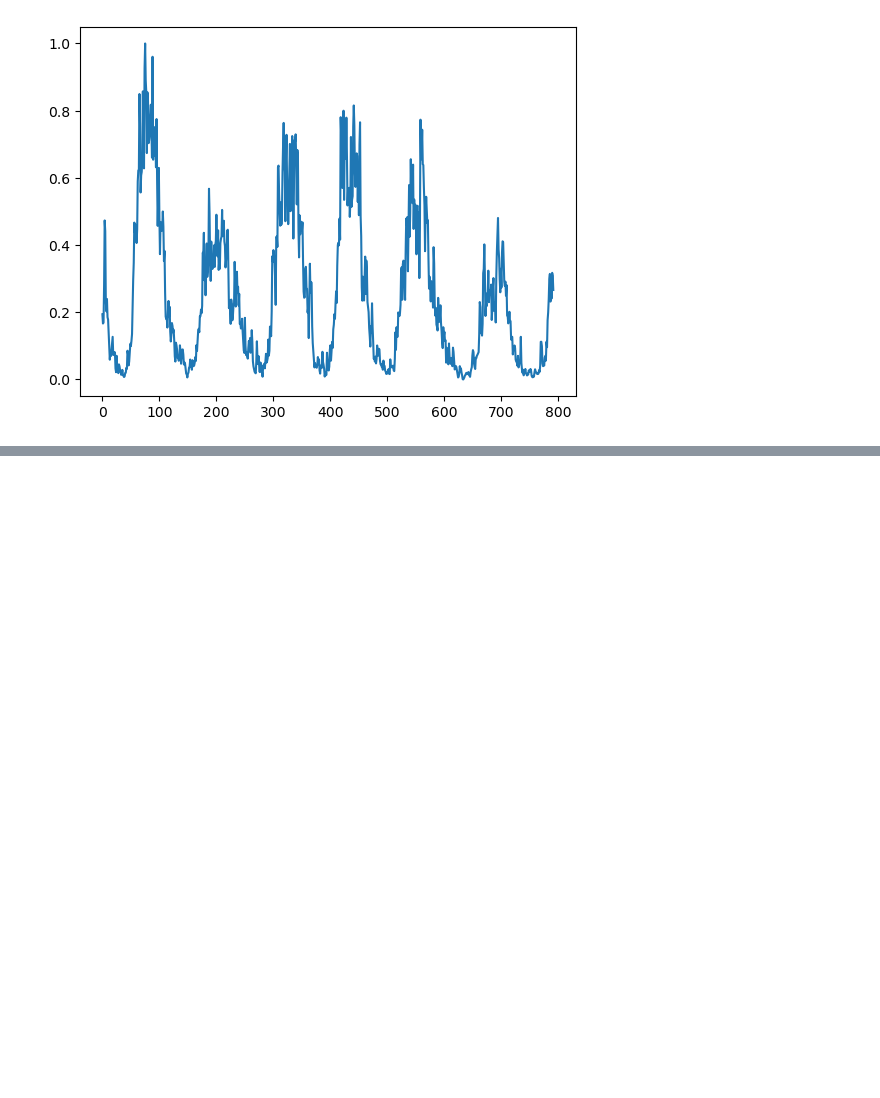
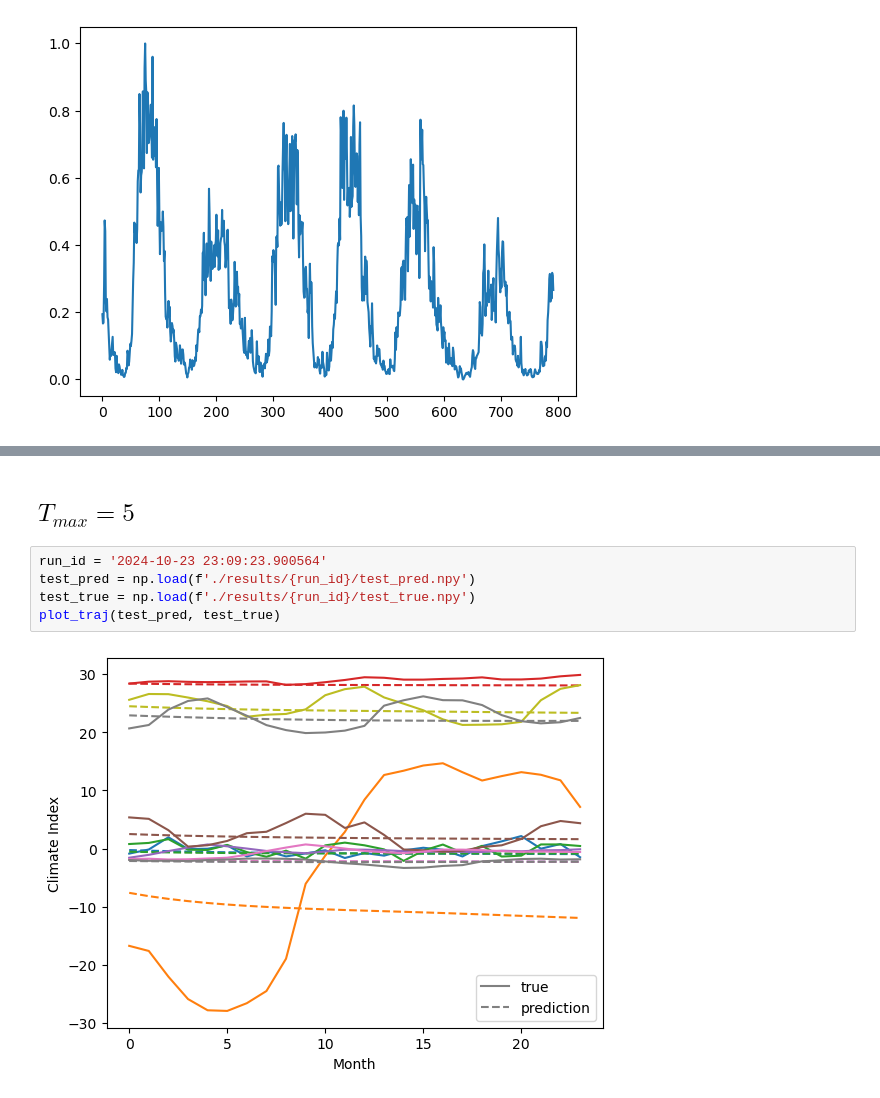
Before and after one commit to heraclixus/Ocean_TimeSeries_Graph, a Jupyter notebook: src/visualize.ipynb, the cells around one changed output, grey strips where cells are left out. Drawn from its saved outputs; the diff is of its cells as text; blank space fills up the shorter version.

```diff
--- a/src/visualize.ipynb
+++ b/src/visualize.ipynb
@@ -96,0 +119,9 @@ IndexError: tuple index out of range
+# %% [markdown]
+## $T_{max} = 5$
+# %%
+run_id = '2024-10-23 23:09:23.900564'
+test_pred = np.load(f'./results/{run_id}/test_pred.npy')
+test_true = np.load(f'./results/{run_id}/test_true.npy')
+plot_traj(test_pred, test_true)
+# %% [output]
+[figure, added]
```
Also changed, not shown: parts of 4 cells of this notebook, 3 other files.
